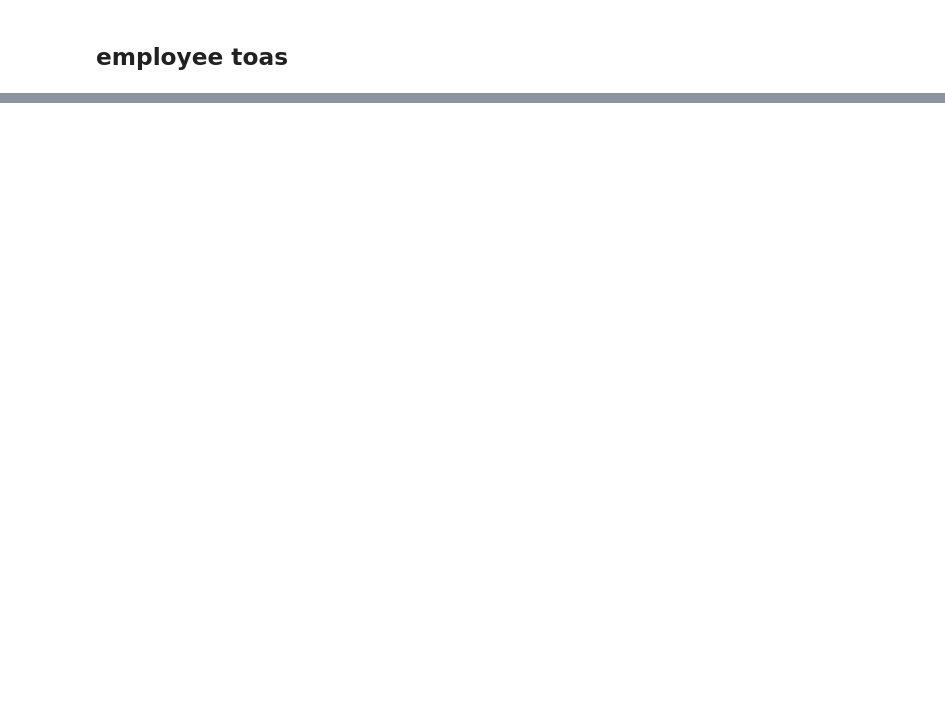
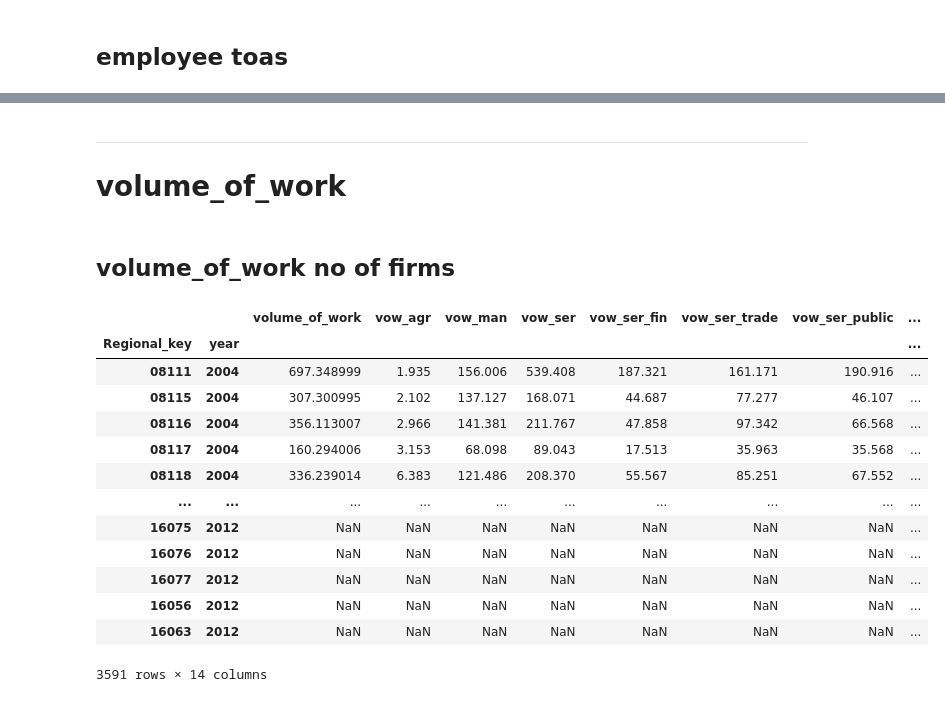
Before and after one commit to effieHAN/research_module, a Jupyter notebook: code/did_regression/211231_county_did_regression_gdp_gva.ipynb, the cells around one changed output, grey strips where cells are left out. Cells and saved outputs as stored; diff of their text form; code cells hidden in the pictures; blank space fills up the shorter version.

```diff
--- a/code/did_regression/211231_county_did_regression_gdp_gva.ipynb
+++ b/code/did_regression/211231_county_did_regression_gdp_gva.ipynb
@@ -918,0 +1013,28 @@ Std. Errors reported in parentheses
+# %% [markdown]
+<a class="anchor" id="8. Difference in differences implementation"></a>
+
+---
+# volume_of_work
+# %% [markdown]
+## volume_of_work no of firms
+# %%
+df_fe[['volume_of_work',
+       'vow_agr', 'vow_man', 'vow_ser', 'vow_ser_fin','vow_ser_trade', 'vow_ser_public',
+       'ln_vow',
+       'ln_vow_ser_fin', 'ln_vow_ser_trade','ln_vow_ser_public', 'ln_vow_agr', 'ln_vow_man', 'ln_vow_ser'
+      ]]
+# %% [output]
+|  |  | volume_of_work | vow_agr | vow_man | vow_ser | vow_ser_fin | vow_ser_trade | vow_ser_public | ... |
+| Regional_key | year |  |  |  |  |  |  |  | ... |
+| 08111 | 2004 | 697.348999 | 1.935 | 156.006 | 539.408 | 187.321 | 161.171 | 190.916 | ... |
+| 08115 | 2004 | 307.300995 | 2.102 | 137.127 | 168.071 | 44.687 | 77.277 | 46.107 | ... |
+| 08116 | 2004 | 356.113007 | 2.966 | 141.381 | 211.767 | 47.858 | 97.342 | 66.568 | ... |
+| 08117 | 2004 | 160.294006 | 3.153 | 68.098 | 89.043 | 17.513 | 35.963 | 35.568 | ... |
+| 08118 | 2004 | 336.239014 | 6.383 | 121.486 | 208.370 | 55.567 | 85.251 | 67.552 | ... |
+| ... | ... | ... | ... | ... | ... | ... | ... | ... | ... |
+| 16075 | 2012 | NaN | NaN | NaN | NaN | NaN | NaN | NaN | ... |
+| 16076 | 2012 | NaN | NaN | NaN | NaN | NaN | NaN | NaN | ... |
+| 16077 | 2012 | NaN | NaN | NaN | NaN | NaN | NaN | NaN | ... |
+| 16056 | 2012 | NaN | NaN | NaN | NaN | NaN | NaN | NaN | ... |
+| 16063 | 2012 | NaN | NaN | NaN | NaN | NaN | NaN | NaN | ... |
+3591 rows × 14 columns
```
Also changed, not shown: parts of 32 cells of this notebook.
